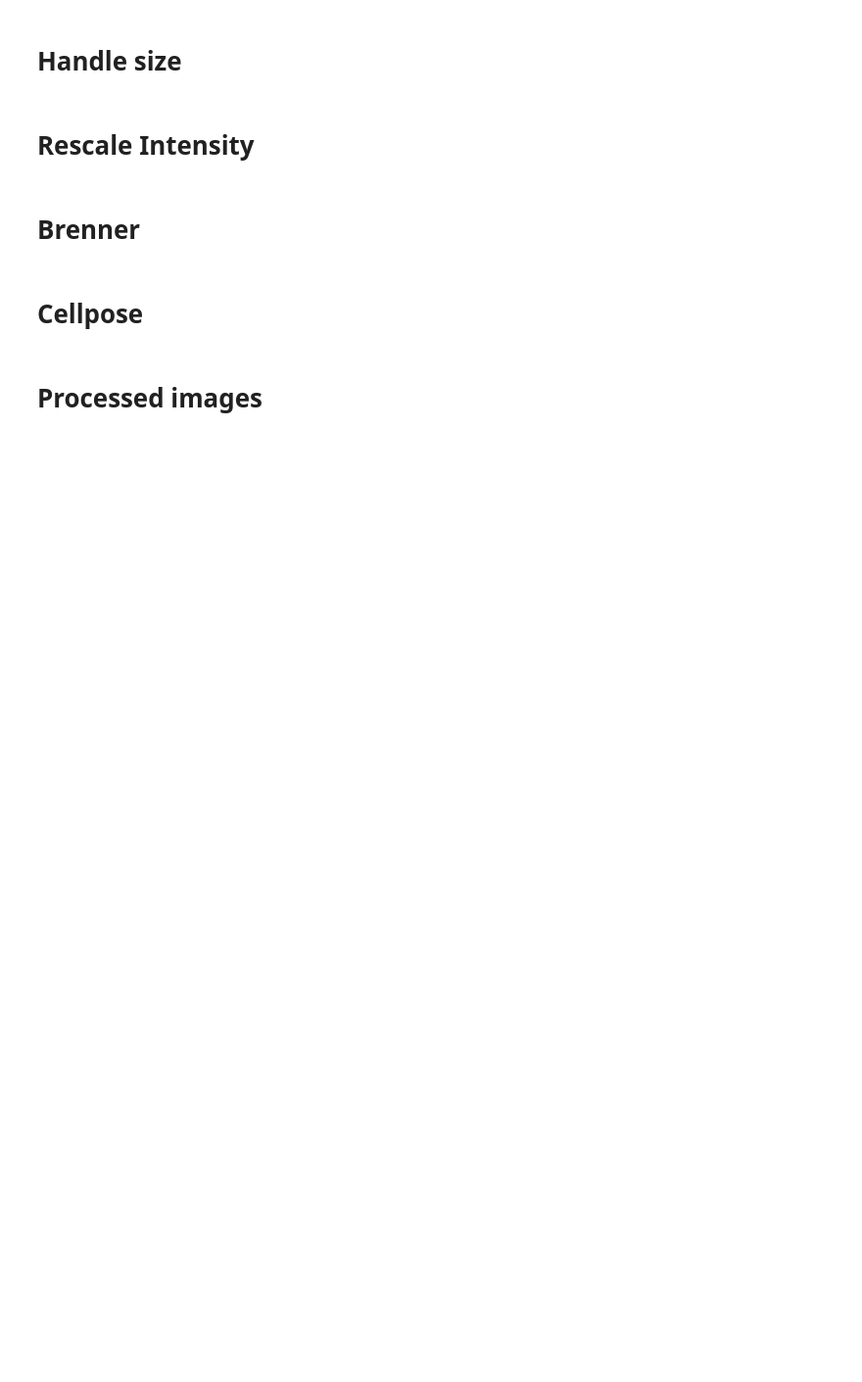
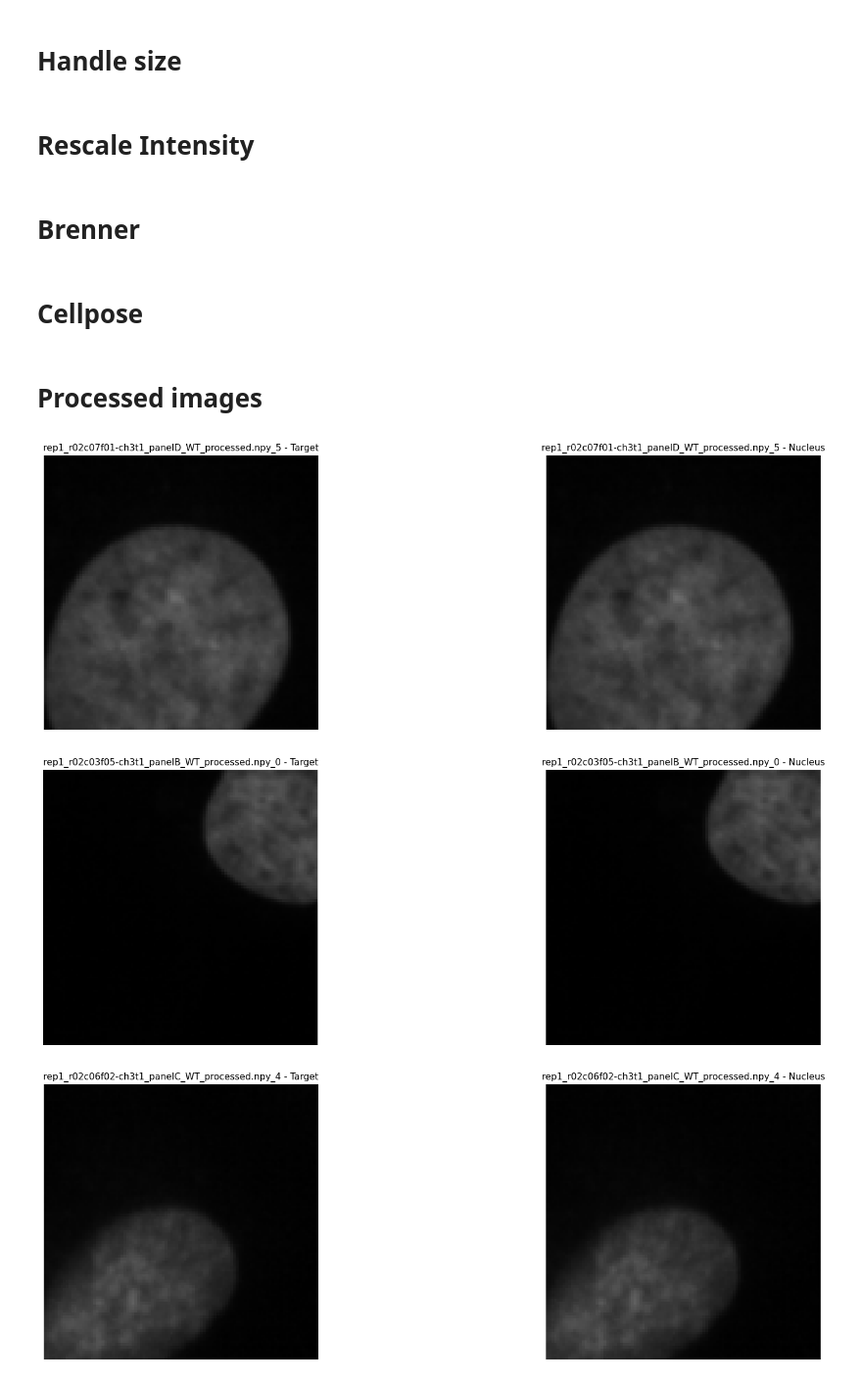
Before and after one commit to Sagykri/NOVA, a Jupyter notebook: tools/preprocessing_tools/eval_preprocessing_steps.ipynb, the cells around one changed output. Shown at 98% size. Saved outputs shown, nothing was run; the diff lists cells and outputs as text; code cells hidden in the pictures; blank space fills up the shorter version.

```diff
--- a/tools/preprocessing_tools/eval_preprocessing_steps.ipynb
+++ b/tools/preprocessing_tools/eval_preprocessing_steps.ipynb
@@ -113,9 +117,13 @@ test_cellpose(images_processed, images_paths_processed, flow_threshold=0.4, cell
 # %%
 # figsize=(20,6)
 # sample_size = 5
 # marker='FUS'
 # cell_line='WT'
 # condition='Untreated'
 # rep='rep1'
 
-# _ = get_processed_images(INPUT_DIR_BATCH_PROCESSED, sample_size=sample_size, marker=marker, cell_line=cell_line, condition=condition, rep=rep, figsize=figsize)
+_ = get_processed_images(INPUT_DIR_BATCH_PROCESSED, sample_size=sample_size, marker=marker, cell_line=cell_line, condition=condition, rep=rep, figsize=figsize)
+# %% [output]
+[figure, added]
+[figure, added]
+[figure, added]
```
Also changed, not shown: parts of 3 cells of this notebook.
